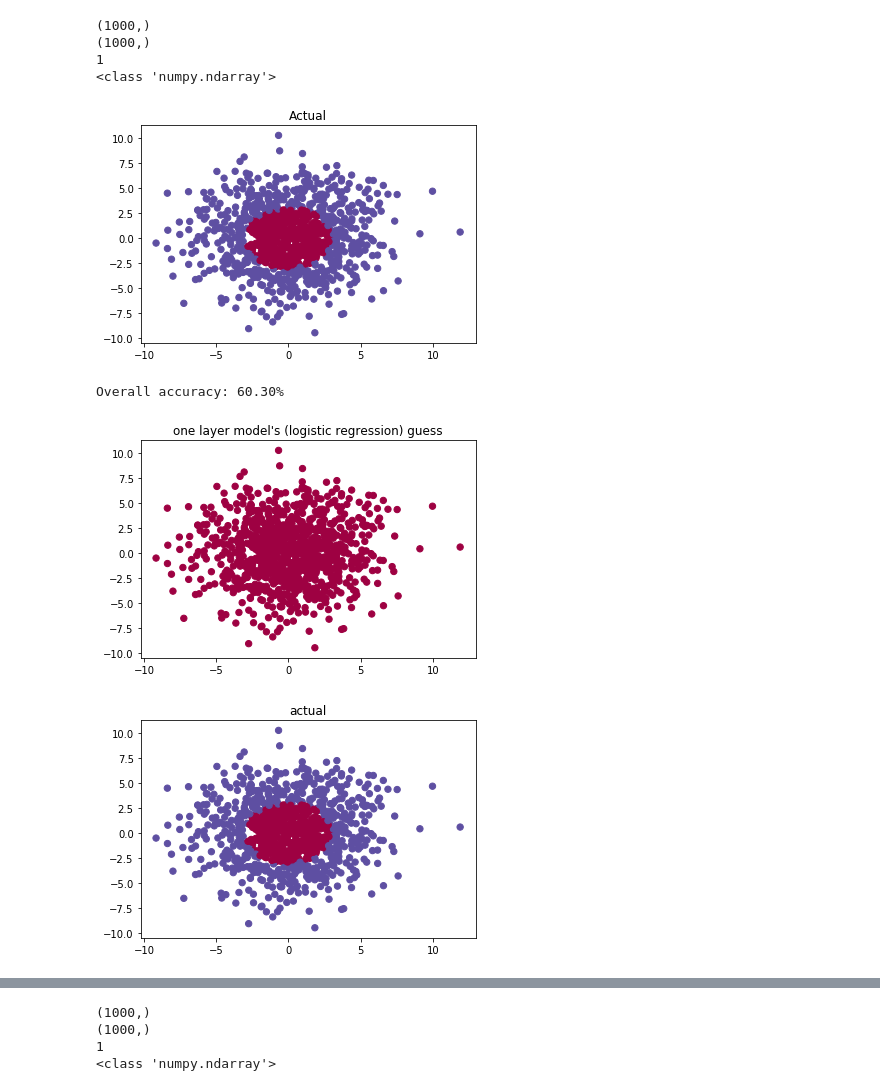
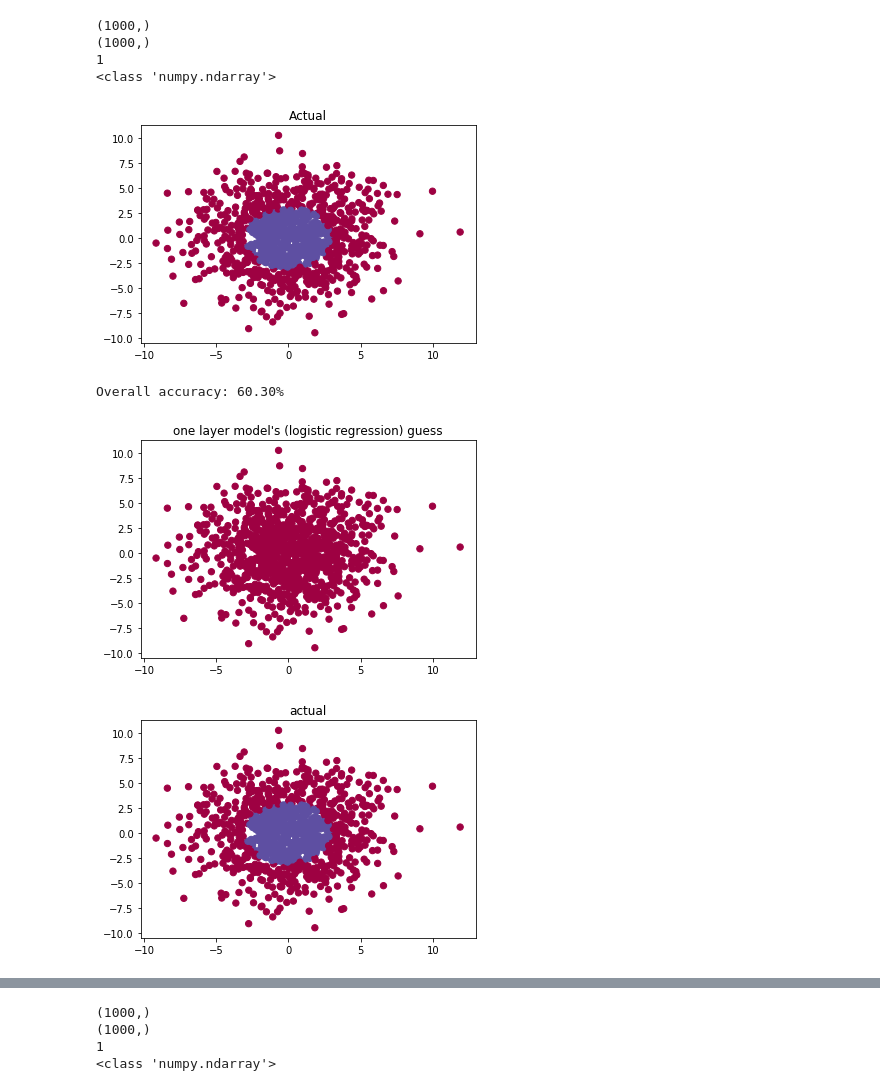
Before and after one commit to jkrogue/deeplearning, a Jupyter notebook: planar_data_predictions.ipynb, the cells around one changed output, grey strips where cells are left out. Drawn from its saved outputs; the diff is of its cells as text; code cells hidden in the pictures.

```diff
--- a/planar_data_predictions.ipynb
+++ b/planar_data_predictions.ipynb
@@ -22,31 +22,28 @@ def model(layer_dims, X, y, learning_rate=0.05):
 # %%
 np.random.seed(1)
 X = np.random.randn(2,1000) * 3
 X_squared = X **2
 
 ones = np.random.randint(1,2,size=(1,2))
 c = np.dot(ones,X_squared)
 c = np.sqrt(c)
 c.reshape(1,X_squared.shape[1])
 
-y = c >= 3
-y[y == True] = 1
-y[y == False] = 0
-
+y = c <= 3
 
 print(X[0,:].shape)
 print(X[1,:].shape)
 print(len(y))
 print(type(y))
 #print(y)
 
 show_predictions(X[0,:], X[1,:], y, "Actual")
 # %% [output]
 (1000,)
 (1000,)
 1
 <class 'numpy.ndarray'>
-[figure, old version]
+[figure, new version]
 # %%
 layer_dims = (2,1)
 y_hat = model(layer_dims, X, y)
@@ -56,7 +53,7 @@ show_predictions(X[0,:],X[1,:],y, "actual")
 # %% [output]
 Overall accuracy: 60.30%
 [figure]
-[figure, old version]
+[figure, new version]
 # %%
 layer_dims = (2,20,1)
 y_hat = model(layer_dims, X, y)
```
Also changed, not shown: parts of 5 cells of this notebook, 3 other files.
